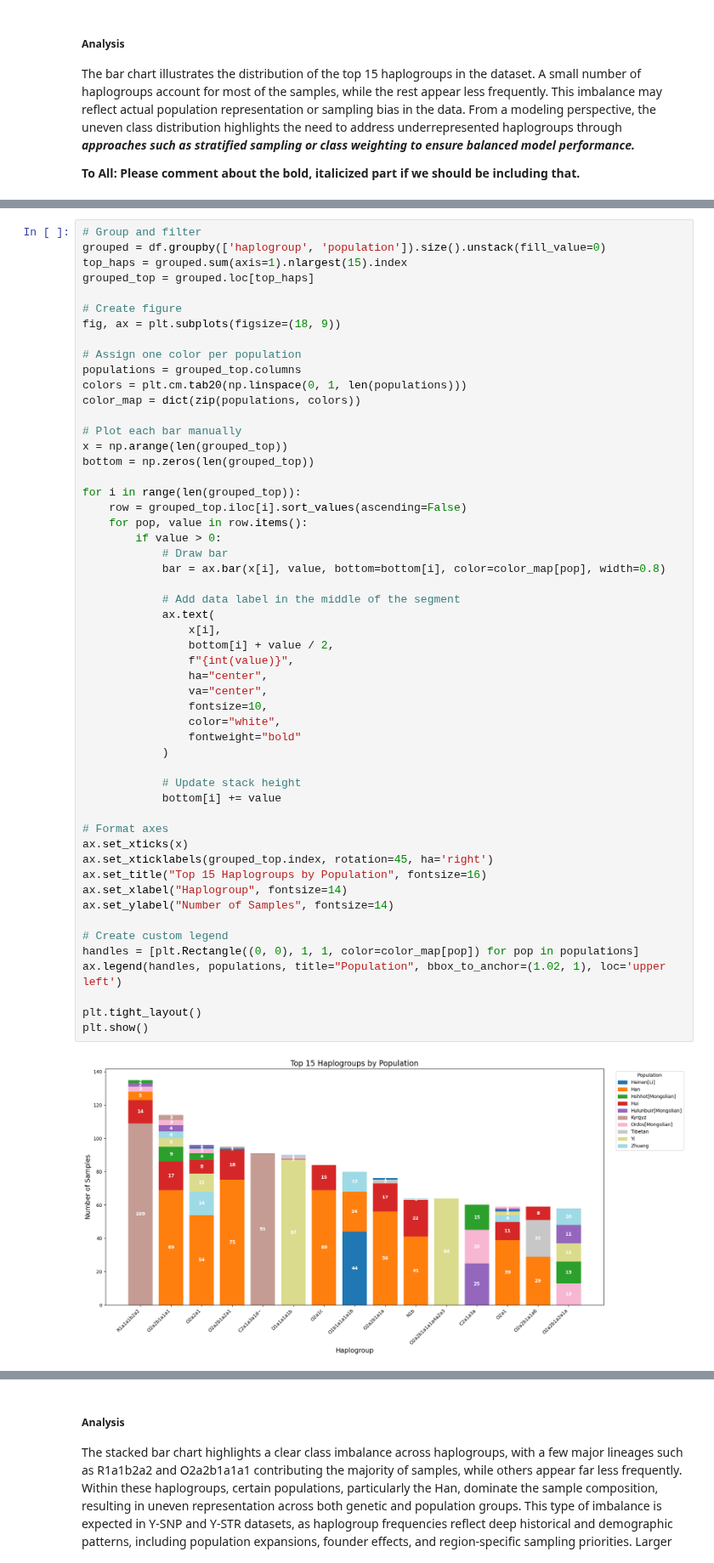
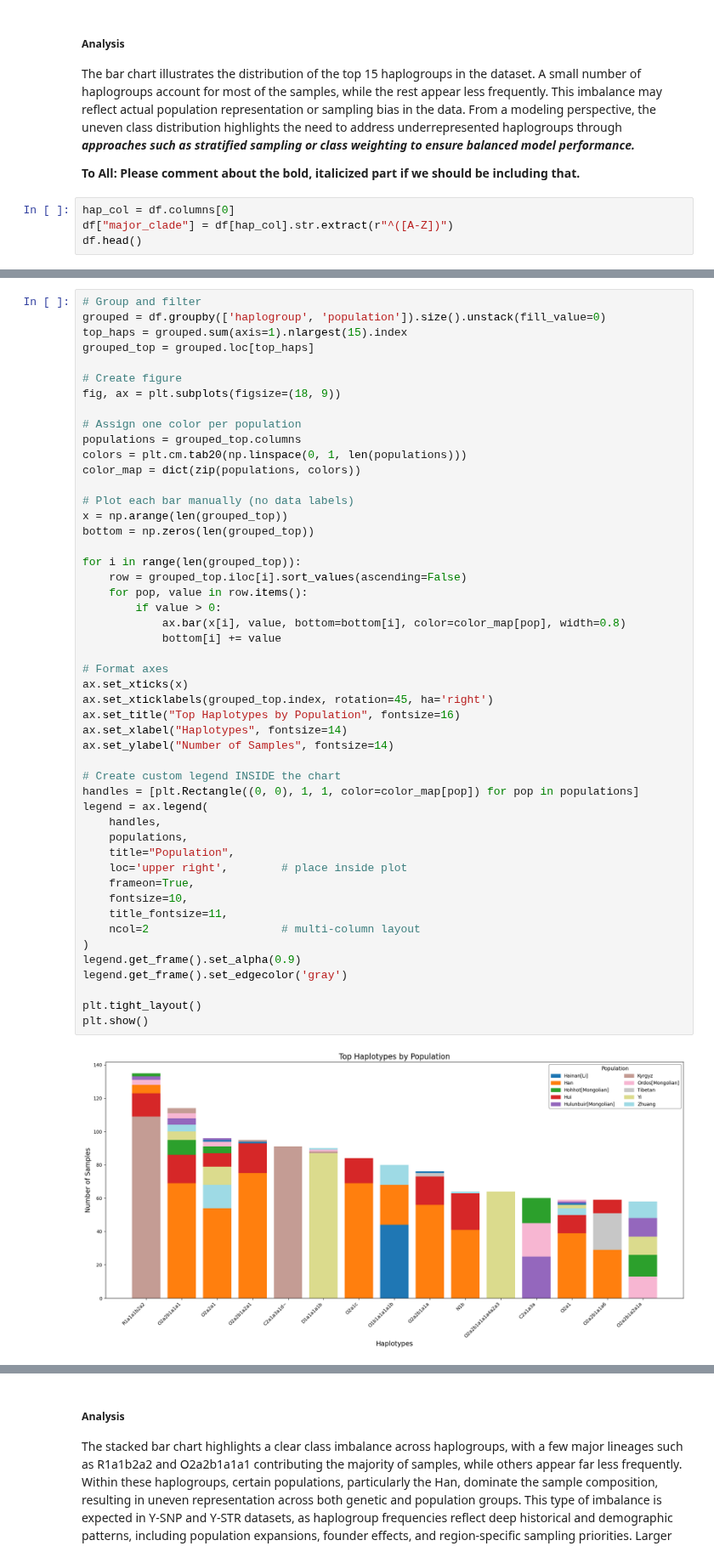
Before and after one commit to kibindy/LT8_final_project, a Jupyter notebook: Scratch - Mia.ipynb, the cells around one changed output, grey strips where cells are left out. Shown at 85% size. Cells and saved outputs as stored; diff of their text form.

```diff
--- a/Scratch - Mia.ipynb
+++ b/Scratch - Mia.ipynb
@@ -284,3 +284,7 @@ plt.show()
 The bar chart illustrates the distribution of the top 15 haplogroups in the dataset. A small number of haplogroups account for most of the samples, while the rest appear less frequently. This imbalance may reflect actual population representation or sampling bias in the data. From a modeling perspective, the uneven class distribution highlights the need to address underrepresented haplogroups through <b><i> approaches such as stratified sampling or class weighting to ensure balanced model performance. </b></i>
 
 <b> To All: Please comment about the bold, italicized part if we should be including that. </b>
+# %%
+hap_col = df.columns[0]
+df["major_clade"] = df[hap_col].str.extract(r"^([A-Z])")
+df.head()
@@ -298,52 +364,48 @@ grouped = df.groupby(['haplogroup', 'population']).size().unstack(fill_value=0)
 top_haps = grouped.sum(axis=1).nlargest(15).index
 grouped_top = grouped.loc[top_haps]
 
 # Create figure
 fig, ax = plt.subplots(figsize=(18, 9))
 
 # Assign one color per population
 populations = grouped_top.columns
 colors = plt.cm.tab20(np.linspace(0, 1, len(populations)))
 color_map = dict(zip(populations, colors))
 
-# Plot each bar manually
+# Plot each bar manually (no data labels)
 x = np.arange(len(grouped_top))
 bottom = np.zeros(len(grouped_top))
 
 for i in range(len(grouped_top)):
     row = grouped_top.iloc[i].sort_values(ascending=False)
     for pop, value in row.items():
         if value > 0:
-            # Draw bar
-            bar = ax.bar(x[i], value, bottom=bottom[i], color=color_map[pop], width=0.8)
-
-            # Add data label in the middle of the segment
-            ax.text(
-                x[i],
-                bottom[i] + value / 2,
-                f"{int(value)}",
-                ha="center",
-                va="center",
-                fontsize=10,
-                color="white",
-                fontweight="bold"
-            )
-
-            # Update stack height
+            ax.bar(x[i], value, bottom=bottom[i], color=color_map[pop], width=0.8)
             bottom[i] += value
 
 # Format axes
 ax.set_xticks(x)
 ax.set_xticklabels(grouped_top.index, rotation=45, ha='right')
-ax.set_title("Top 15 Haplogroups by Population", fontsize=16)
-ax.set_xlabel("Haplogroup", fontsize=14)
+ax.set_title("Top Haplotypes by Population", fontsize=16)
+ax.set_xlabel("Haplotypes", fontsize=14)
 ax.set_ylabel("Number of Samples", fontsize=14)
 
-# Create custom legend
+# Create custom legend INSIDE the chart
 handles = [plt.Rectangle((0, 0), 1, 1, color=color_map[pop]) for pop in populations]
-ax.legend(handles, populations, title="Population", bbox_to_anchor=(1.02, 1), loc='upper left')
+legend = ax.legend(
+    handles,
+    populations,
+    title="Population",
+    loc='upper right',        # place inside plot
+    frameon=True,
+    fontsize=10,
+    title_fontsize=11,
+    ncol=2                    # multi-column layout
+)
+legend.get_frame().set_alpha(0.9)
+legend.get_frame().set_edgecolor('gray')
 
 plt.tight_layout()
 plt.show()
 # %% [output]
-[figure, old version]
+[figure, new version]
```
Also changed, not shown: parts of 5 cells of this notebook, 1 other file.
